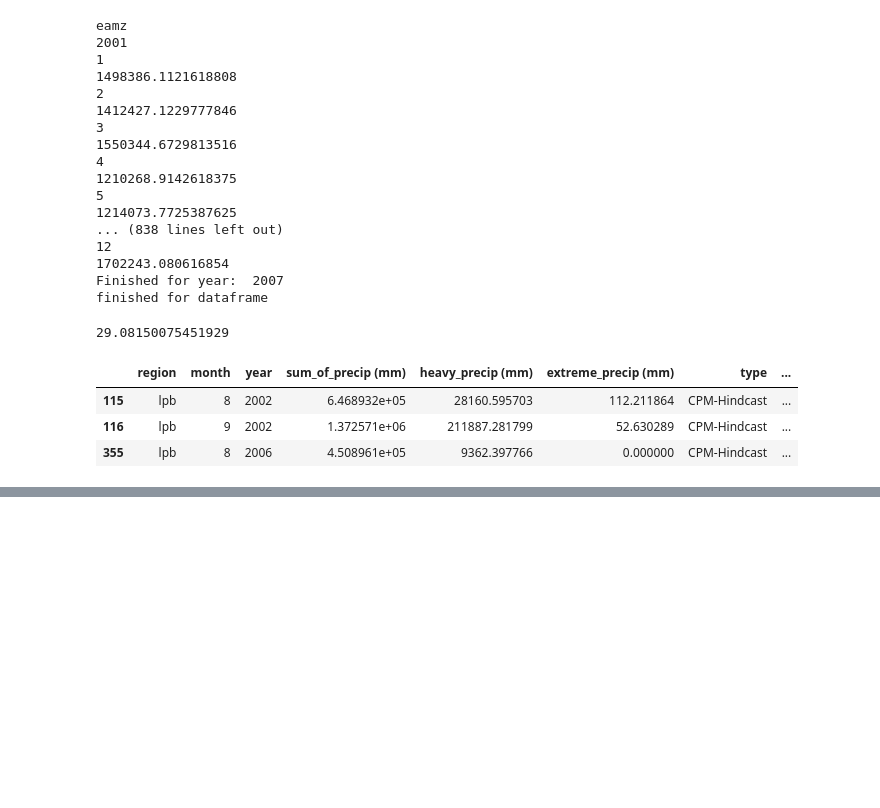
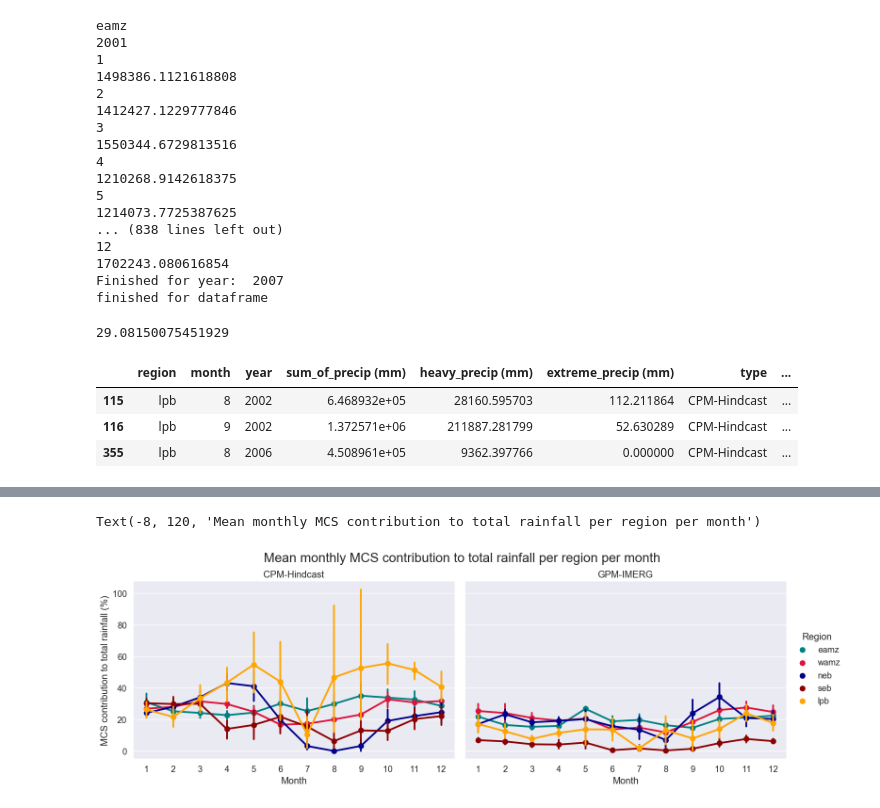
Before and after one commit to harrietgilmour/analysis, a Jupyter notebook: contribution_to_rainfall.ipynb, the cells around one changed output, grey strips where cells are left out. Saved outputs shown, nothing was run; the diff lists cells and outputs as text; code cells hidden in the pictures; blank space fills up the shorter version.

```diff
--- a/contribution_to_rainfall.ipynb
+++ b/contribution_to_rainfall.ipynb
@@ -675,0 +717,16 @@ cpm_file[cpm_file.mcs_contribution > 100]
+# %%
+
+sns.set_theme(style="whitegrid")
+sns.set(font_scale=1.2)
+
+g = sns.catplot(x="month", y="mcs_contribution", hue="region", data=combined, col='type',
+    palette=['teal', 'crimson', 'darkblue', 'darkred', 'orange'], kind='point', aspect=1.5, facet_kws=dict(sharex=False)
+)
+g.set_axis_labels("Month", "MCS contribution to total rainfall (%)")
+g.legend.set_title("Region")
+g.set_titles("{col_name}")
+#plt.ylim(0,700000)
+plt.text(-8,120,'Mean monthly MCS contribution to total rainfall per region per month', fontsize=20)
+# %% [output]
+Text(-8, 120, 'Mean monthly MCS contribution to total rainfall per region per month')
+[figure, added]
```
Also changed, not shown: parts of 17 cells of this notebook.
